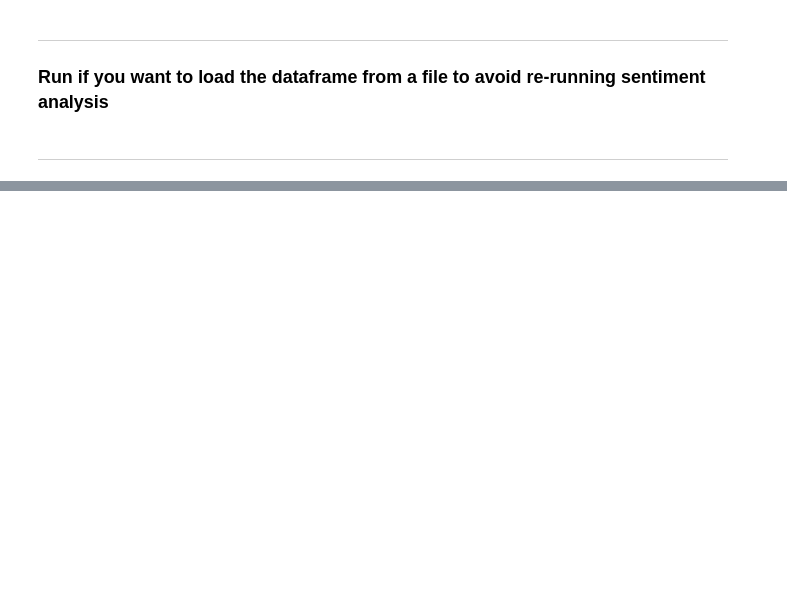
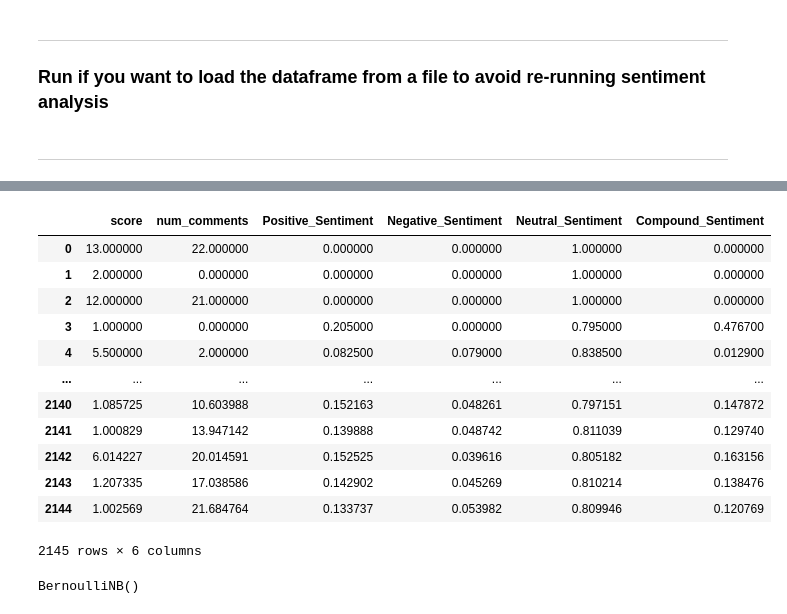
Before and after one commit to JKelly423/SqueezeNet, a Jupyter notebook: src/driver.ipynb, the cells around one changed output, grey strips where cells are left out. Saved outputs shown, nothing was run; the diff lists cells and outputs as text; code cells hidden in the pictures; blank space fills up the shorter version.

```diff
--- a/src/driver.ipynb
+++ b/src/driver.ipynb
@@ -249,7 +274,21 @@ display(dataPlug.mergedDF)
 # %%
-dataPlug.mergedDF = dataPlug.mergedDF.drop('title', axis=1)
-dataPlug.mergedDF = dataPlug.mergedDF.drop('body', axis=1)
+#dataPlug.mergedDF = dataPlug.mergedDF.drop('title', axis=1)
+dataPlug.mergedDF = dataPlug.mergedDF.drop('Unnamed: 0', axis=1)
 display(dataPlug.mergedDF)
+# %% [output]
+|  | score | num_comments | Positive_Sentiment | Negative_Sentiment | Neutral_Sentiment | Compound_Sentiment |
+| 0 | 13.000000 | 22.000000 | 0.000000 | 0.000000 | 1.000000 | 0.000000 |
+| 1 | 2.000000 | 0.000000 | 0.000000 | 0.000000 | 1.000000 | 0.000000 |
+| 2 | 12.000000 | 21.000000 | 0.000000 | 0.000000 | 1.000000 | 0.000000 |
+| 3 | 1.000000 | 0.000000 | 0.205000 | 0.000000 | 0.795000 | 0.476700 |
+| 4 | 5.500000 | 2.000000 | 0.082500 | 0.079000 | 0.838500 | 0.012900 |
+| ... | ... | ... | ... | ... | ... | ... |
+| 2140 | 1.085725 | 10.603988 | 0.152163 | 0.048261 | 0.797151 | 0.147872 |
+| 2141 | 1.000829 | 13.947142 | 0.139888 | 0.048742 | 0.811039 | 0.129740 |
+| 2142 | 6.014227 | 20.014591 | 0.152525 | 0.039616 | 0.805182 | 0.163156 |
+| 2143 | 1.207335 | 17.038586 | 0.142902 | 0.045269 | 0.810214 | 0.138476 |
+| 2144 | 1.002569 | 21.684764 | 0.133737 | 0.053982 | 0.809946 | 0.120769 |
+2145 rows × 6 columns
 # %%
 X = dataPlug.mergedDF
 # split data into test and training sets
@@ -262,9 +301,11 @@ y_test = []
 for item in y_test_list:
     y_test.append(int(item))
 # %%
-# train Bernoulli Naive Bayes model on the training set
+# create random forest regression
 clf = BernoulliNB()
-clf.fit(X_train.astype('float'), y_train)
+clf.fit(X_train, y_train)
+# %% [output]
+BernoulliNB()
 # %%
 import sklearn.metrics as metrics
 
```
Also changed, not shown: parts of 15 cells of this notebook, 1 other file.
